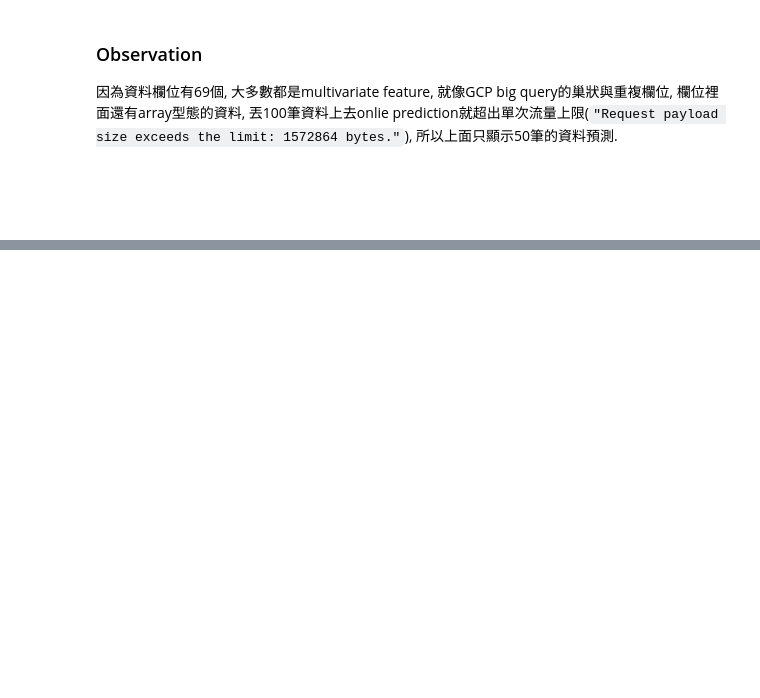
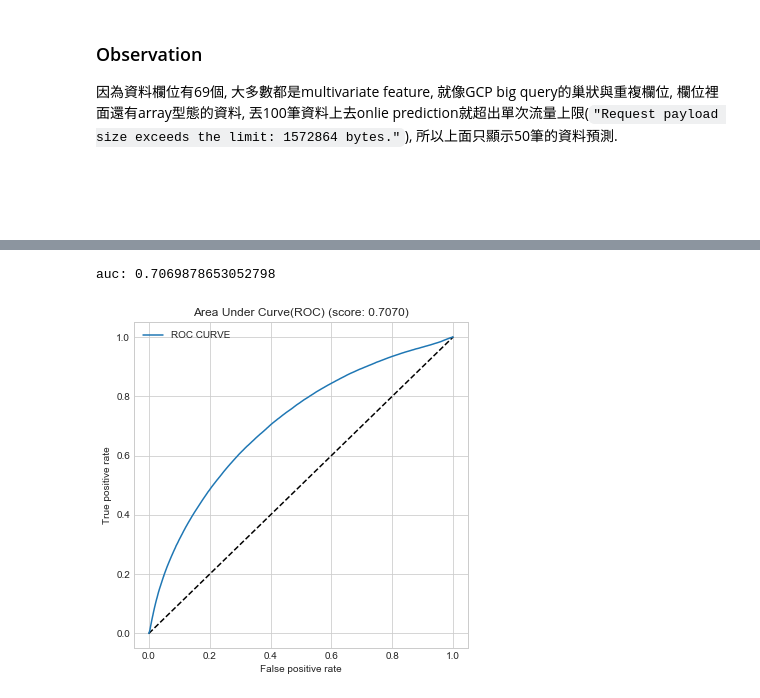
Before and after one commit to CloudMile/ml-specialized, a Jupyter notebook: kkbox/kkbox.ipynb, the cells around one changed output, grey strips where cells are left out. Drawn from its saved outputs; the diff is of its cells as text; code cells hidden in the pictures; blank space fills up the shorter version.

```diff
--- a/kkbox/kkbox.ipynb
+++ b/kkbox/kkbox.ipynb
@@ -1385,0 +1343,13 @@ auc: 0.7082171469079945
+# %%
+%%time
+
+params = pd.Series({
+    'datasource': vl,
+    'is_src_file': True,
+    'model_name': 'neu_mf'
+})
+neu_mf_pred = Ctrl.instance.local_predict(params)
+utils_nb.draw_roc_curve(vl_target, neu_mf_pred)
+# %% [output]
+auc: 0.7069878653052798
+[figure, added]
```
Also changed, not shown: parts of 16 cells of this notebook, 6 other files.
